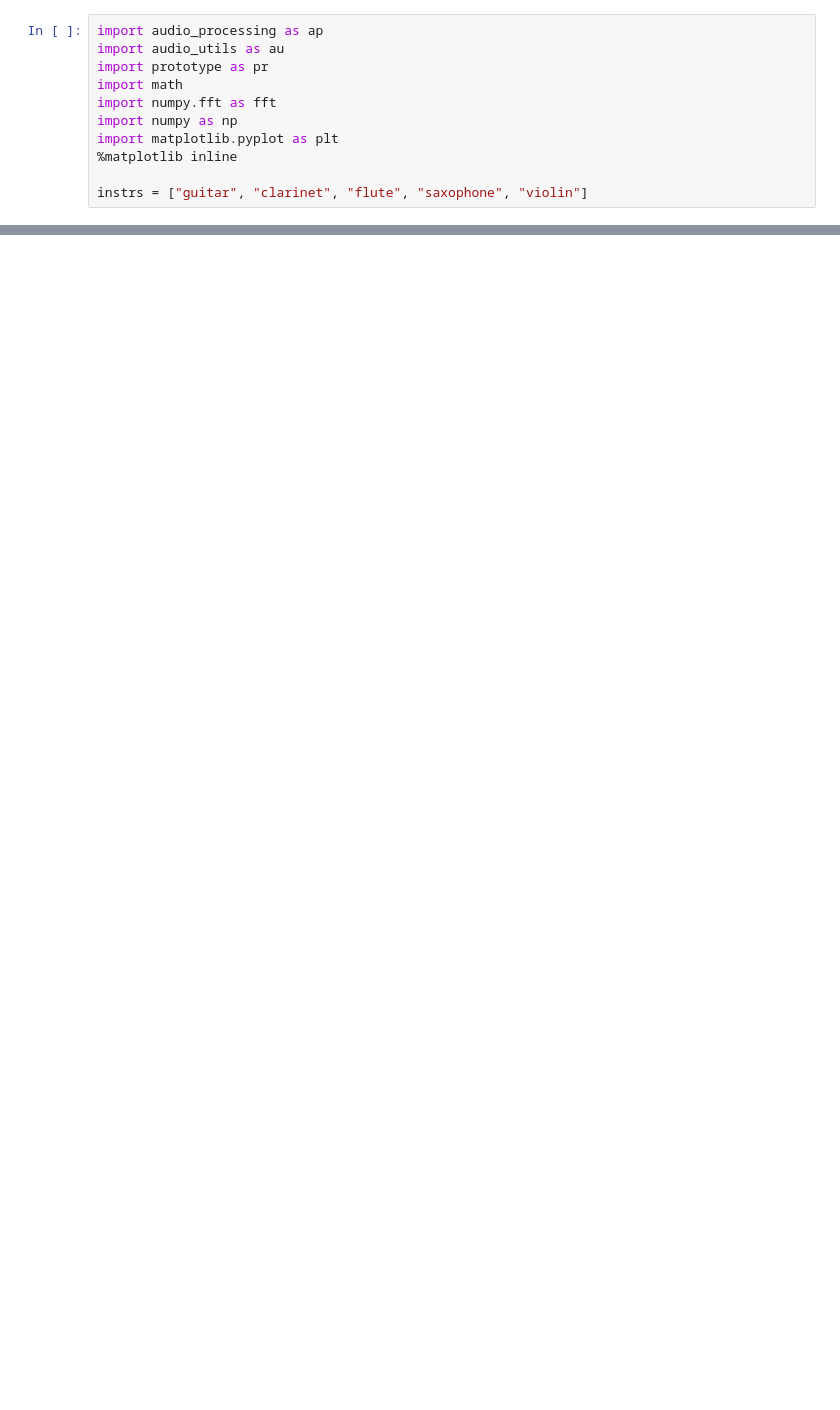
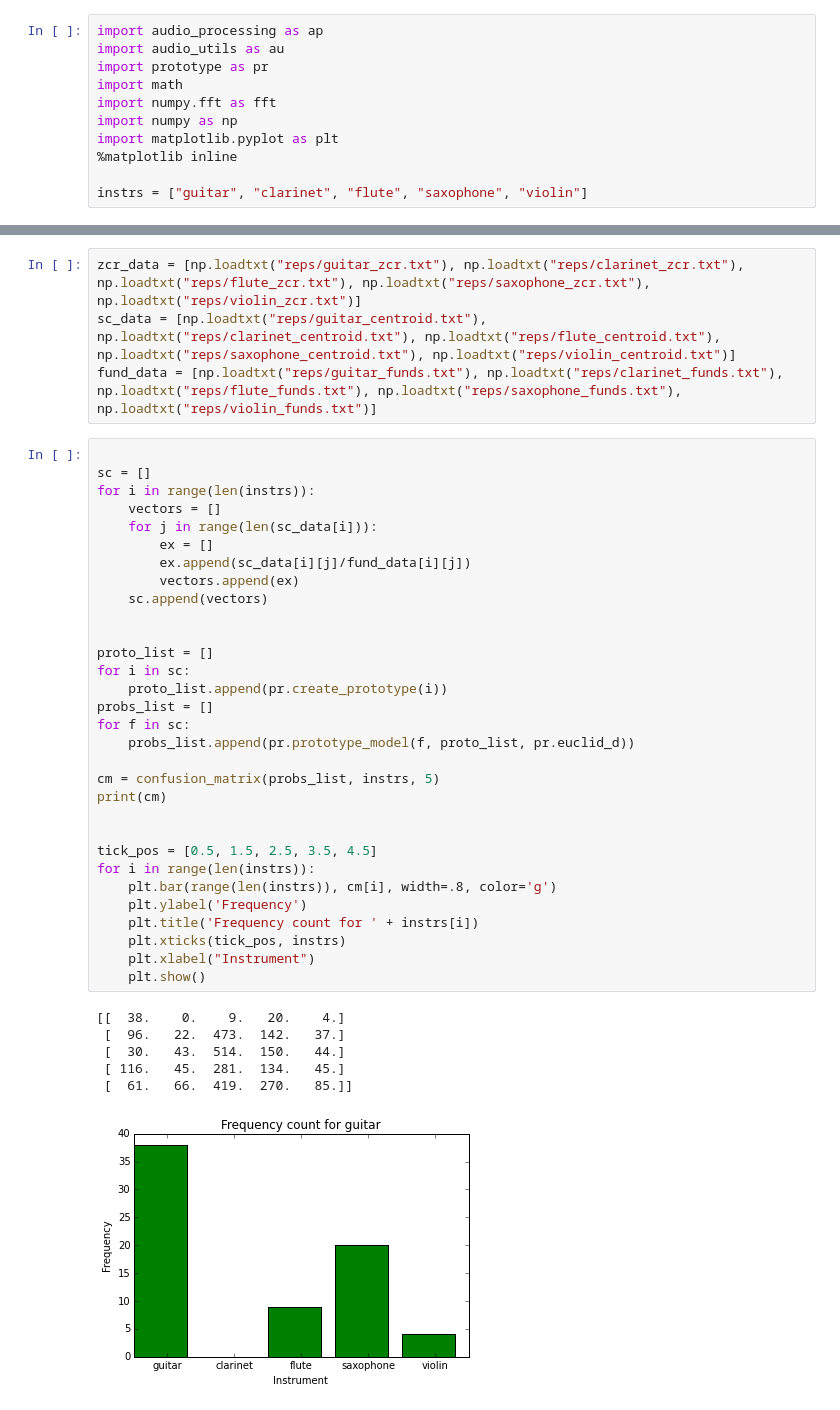
Before and after one commit to bertschingert/cs328-final, a Jupyter notebook: Testing the Prototype Model.ipynb, the cells around one changed output, grey strips where cells are left out. Saved outputs shown, nothing was run; the diff lists cells and outputs as text; blank space fills up the shorter version.

```diff
--- a/Testing the Prototype Model.ipynb
+++ b/Testing the Prototype Model.ipynb
@@ -194,0 +151,42 @@ FileNotFoundError: [Errno 2] No such file or directory: 'reps/guitar_nflux.txt'
+# %%
+zcr_data = [np.loadtxt("reps/guitar_zcr.txt"), np.loadtxt("reps/clarinet_zcr.txt"), np.loadtxt("reps/flute_zcr.txt"), np.loadtxt("reps/saxophone_zcr.txt"), np.loadtxt("reps/violin_zcr.txt")]
+sc_data = [np.loadtxt("reps/guitar_centroid.txt"), np.loadtxt("reps/clarinet_centroid.txt"), np.loadtxt("reps/flute_centroid.txt"), np.loadtxt("reps/saxophone_centroid.txt"), np.loadtxt("reps/violin_centroid.txt")]
+fund_data = [np.loadtxt("reps/guitar_funds.txt"), np.loadtxt("reps/clarinet_funds.txt"), np.loadtxt("reps/flute_funds.txt"), np.loadtxt("reps/saxophone_funds.txt"), np.loadtxt("reps/violin_funds.txt")]
+# %%
+
+sc = []
+for i in range(len(instrs)):
+    vectors = []
+    for j in range(len(sc_data[i])):
+        ex = []
+        ex.append(sc_data[i][j]/fund_data[i][j])
+        vectors.append(ex)
+    sc.append(vectors)
+
+
+proto_list = []
+for i in sc:
+    proto_list.append(pr.create_prototype(i))
+probs_list = []
+for f in sc:
+    probs_list.append(pr.prototype_model(f, proto_list, pr.euclid_d))
+
+cm = confusion_matrix(probs_list, instrs, 5)
+print(cm)
+
+
+tick_pos = [0.5, 1.5, 2.5, 3.5, 4.5]
+for i in range(len(instrs)):
+    plt.bar(range(len(instrs)), cm[i], width=.8, color='g')
+    plt.ylabel('Frequency')
+    plt.title('Frequency count for ' + instrs[i])
+    plt.xticks(tick_pos, instrs)
+    plt.xlabel("Instrument")
+    plt.show()
+# %% [output]
+[[  38.    0.    9.   20.    4.]
+ [  96.   22.  473.  142.   37.]
+ [  30.   43.  514.  150.   44.]
+ [ 116.   45.  281.  134.   45.]
+ [  61.   66.  419.  270.   85.]]
+[figure, added]
```
Also changed, not shown: parts of 9 cells of this notebook.
